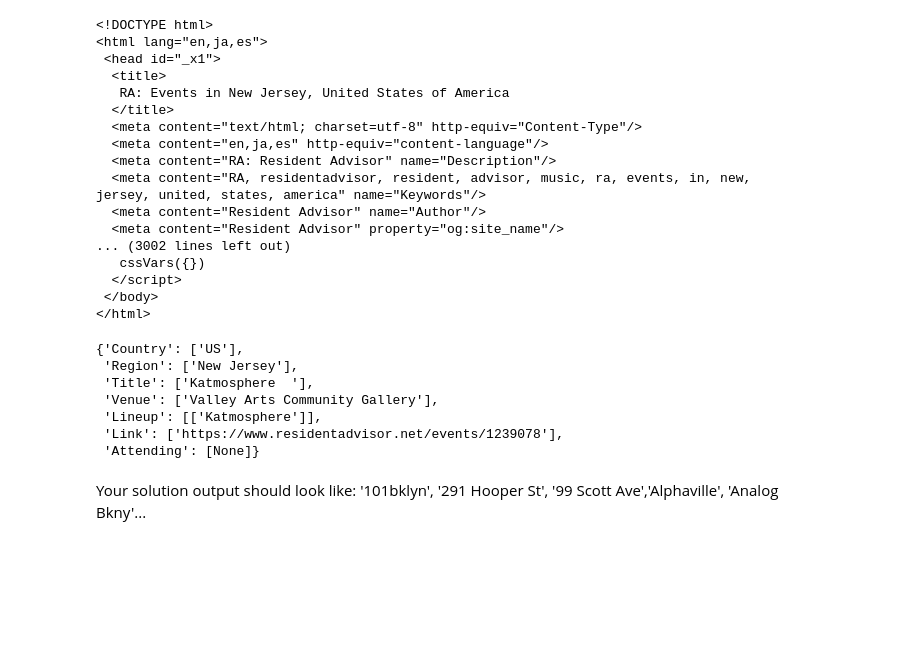
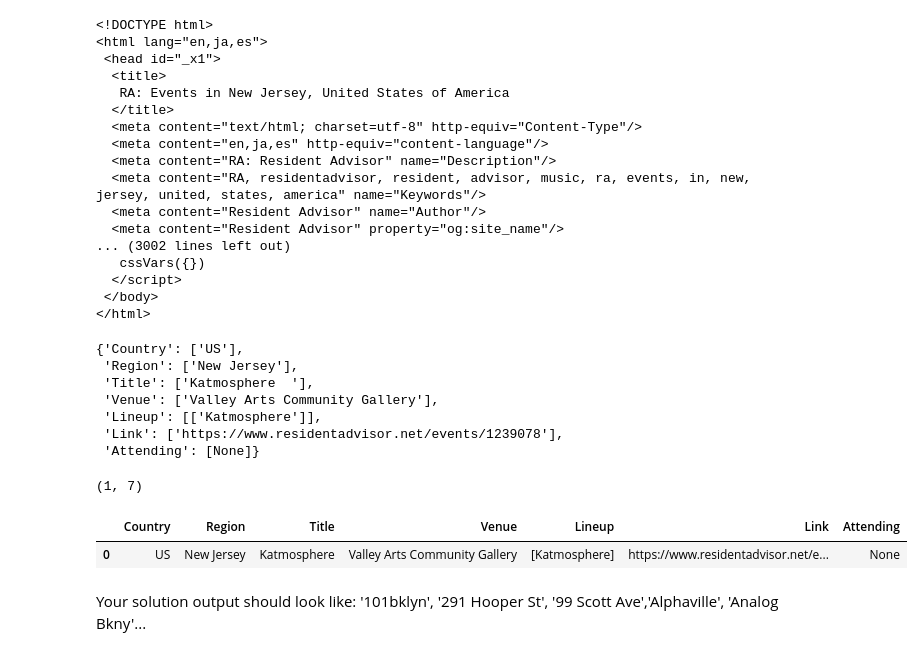
Before and after one commit to acdick/python-web-scraping-lab-nyc-ds-career-031119, a Jupyter notebook: index.ipynb, the cells around one changed output. Saved outputs shown, nothing was run; the diff lists cells and outputs as text; code cells hidden in the pictures; blank space fills up the shorter version.

```diff
--- a/index.ipynb
+++ b/index.ipynb
@@ -129,6 +129,16 @@ events(soup)
  'Lineup': [['Katmosphere']],
  'Link': ['https://www.residentadvisor.net/events/1239078'],
  'Attending': [None]}
+# %%
+import pandas as pd
+
+ny = pd.DataFrame(events(soup))
+print(ny.shape)
+ny
+# %% [output]
+(1, 7)
+|  | Country | Region | Title | Venue | Lineup | Link | Attending |
+| 0 | US | New Jersey | Katmosphere | Valley Arts Community Gallery | [Katmosphere] | https://www.residentadvisor.net/e... | None |
 # %% [markdown]
 Your solution output should look like: '101bklyn', '291 Hooper St', '99 Scott Ave','Alphaville', 'Analog Bkny'...
 # %% [markdown]
```
